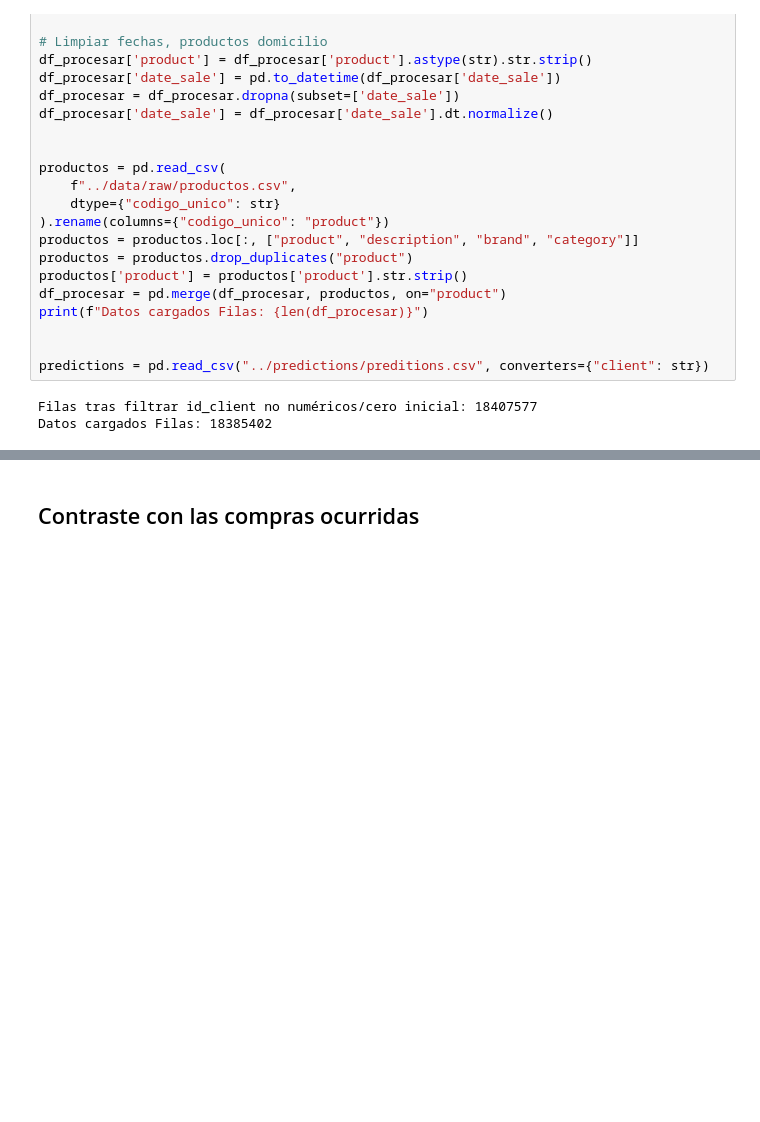
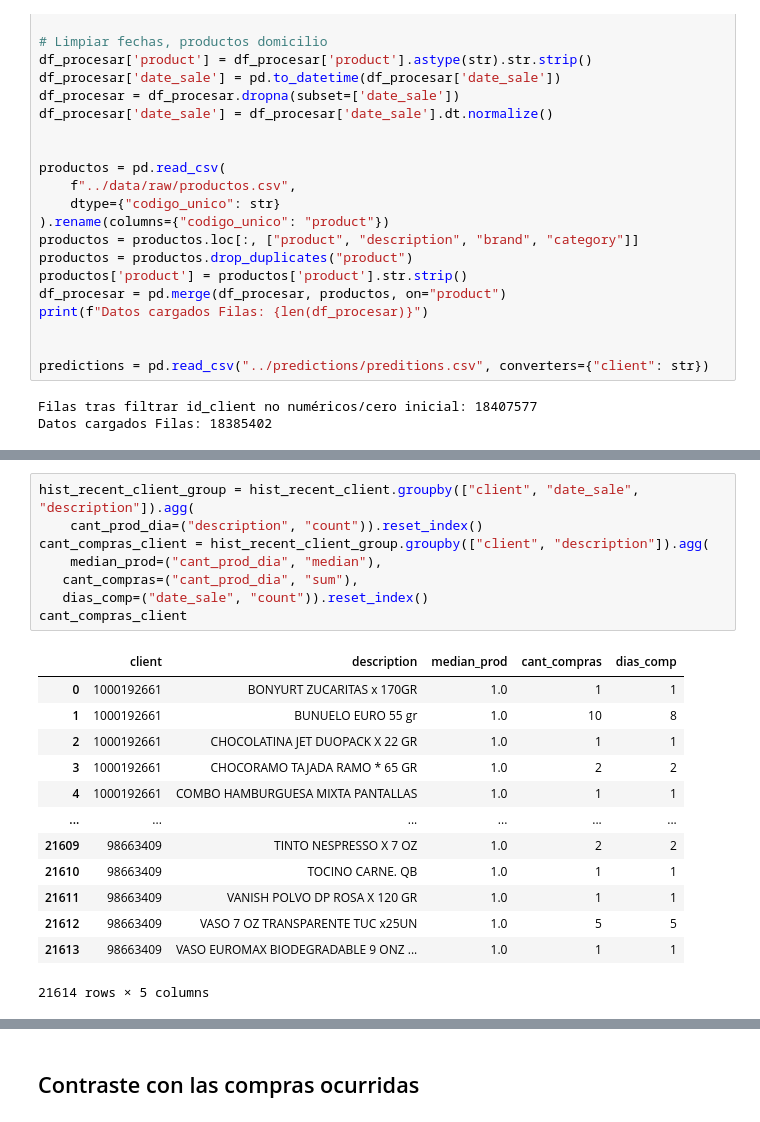
Before and after one commit to jdrincone/euro-supermercados, a Jupyter notebook: notebooks/recomendador_por_historia_usuario.ipynb, the cells around one changed output, grey strips where cells are left out. Saved outputs shown, nothing was run; the diff lists cells and outputs as text; blank space fills up the shorter version.

```diff
--- a/notebooks/recomendador_por_historia_usuario.ipynb
+++ b/notebooks/recomendador_por_historia_usuario.ipynb
@@ -103,3 +111,25 @@ Compras en los últimos 1 meses: 2561192
 Clientes predichos con compras en los últimos 1 meses: 419
 Timestamp('2025-04-17 00:00:00')
+# %%
+hist_recent_client_group = hist_recent_client.groupby(["client", "date_sale", "description"]).agg(
+    cant_prod_dia=("description", "count")).reset_index()
+cant_compras_client = hist_recent_client_group.groupby(["client", "description"]).agg(
+    median_prod=("cant_prod_dia", "median"),
+   cant_compras=("cant_prod_dia", "sum"),
+   dias_comp=("date_sale", "count")).reset_index()
+cant_compras_client
+# %% [output]
+|  | client | description | median_prod | cant_compras | dias_comp |
+| 0 | 1000192661 | BONYURT ZUCARITAS x 170GR | 1.0 | 1 | 1 |
+| 1 | 1000192661 | BUNUELO EURO 55 gr | 1.0 | 10 | 8 |
+| 2 | 1000192661 | CHOCOLATINA JET DUOPACK X 22 GR | 1.0 | 1 | 1 |
+| 3 | 1000192661 | CHOCORAMO TAJADA RAMO * 65 GR | 1.0 | 2 | 2 |
+| 4 | 1000192661 | COMBO HAMBURGUESA MIXTA PANTALLAS | 1.0 | 1 | 1 |
+| ... | ... | ... | ... | ... | ... |
+| 21609 | 98663409 | TINTO NESPRESSO X 7 OZ | 1.0 | 2 | 2 |
+| 21610 | 98663409 | TOCINO CARNE. QB | 1.0 | 1 | 1 |
+| 21611 | 98663409 | VANISH POLVO DP ROSA X 120 GR | 1.0 | 1 | 1 |
+| 21612 | 98663409 | VASO 7 OZ TRANSPARENTE TUC x25UN | 1.0 | 5 | 5 |
+| 21613 | 98663409 | VASO EUROMAX BIODEGRADABLE 9 ONZ ... | 1.0 | 1 | 1 |
+21614 rows × 5 columns
 # %%
```
Also changed, not shown: parts of 11 cells of this notebook, 1 other file.
